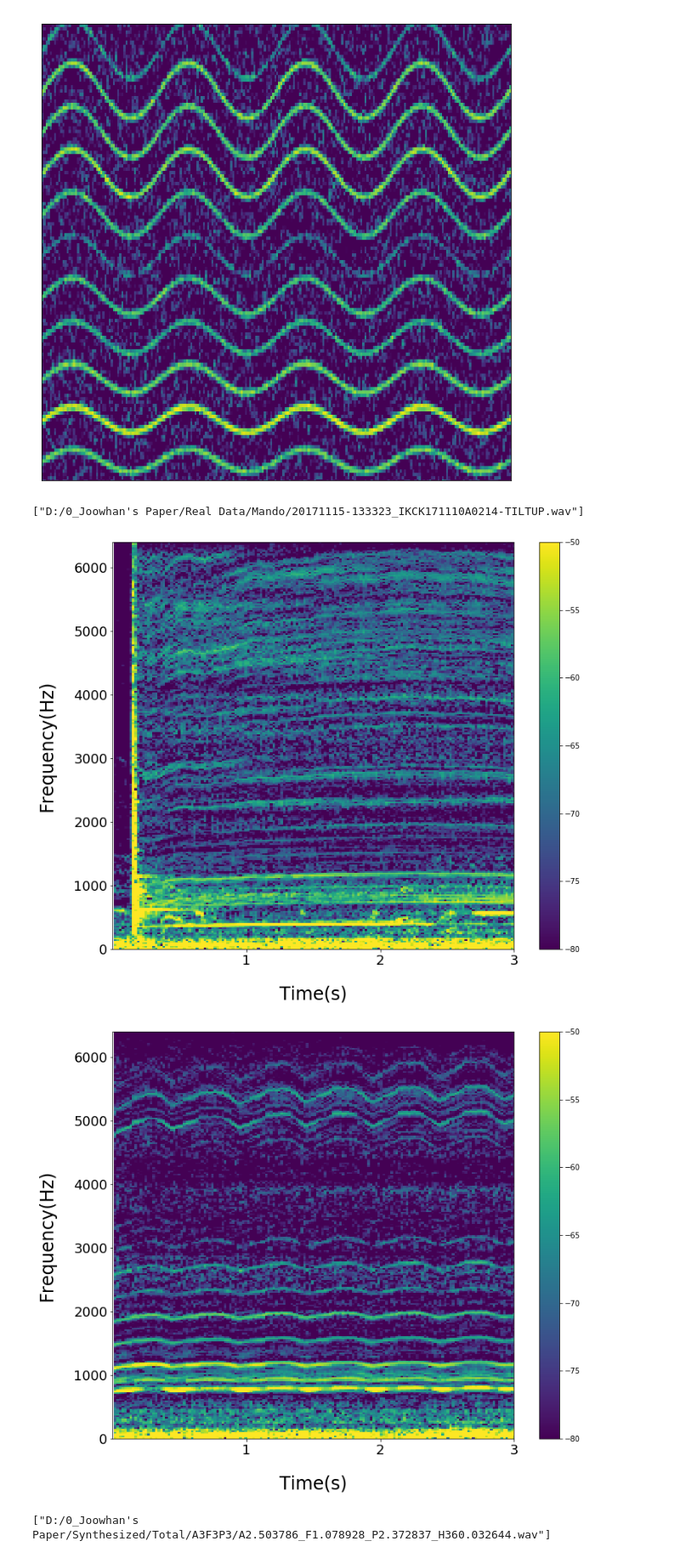
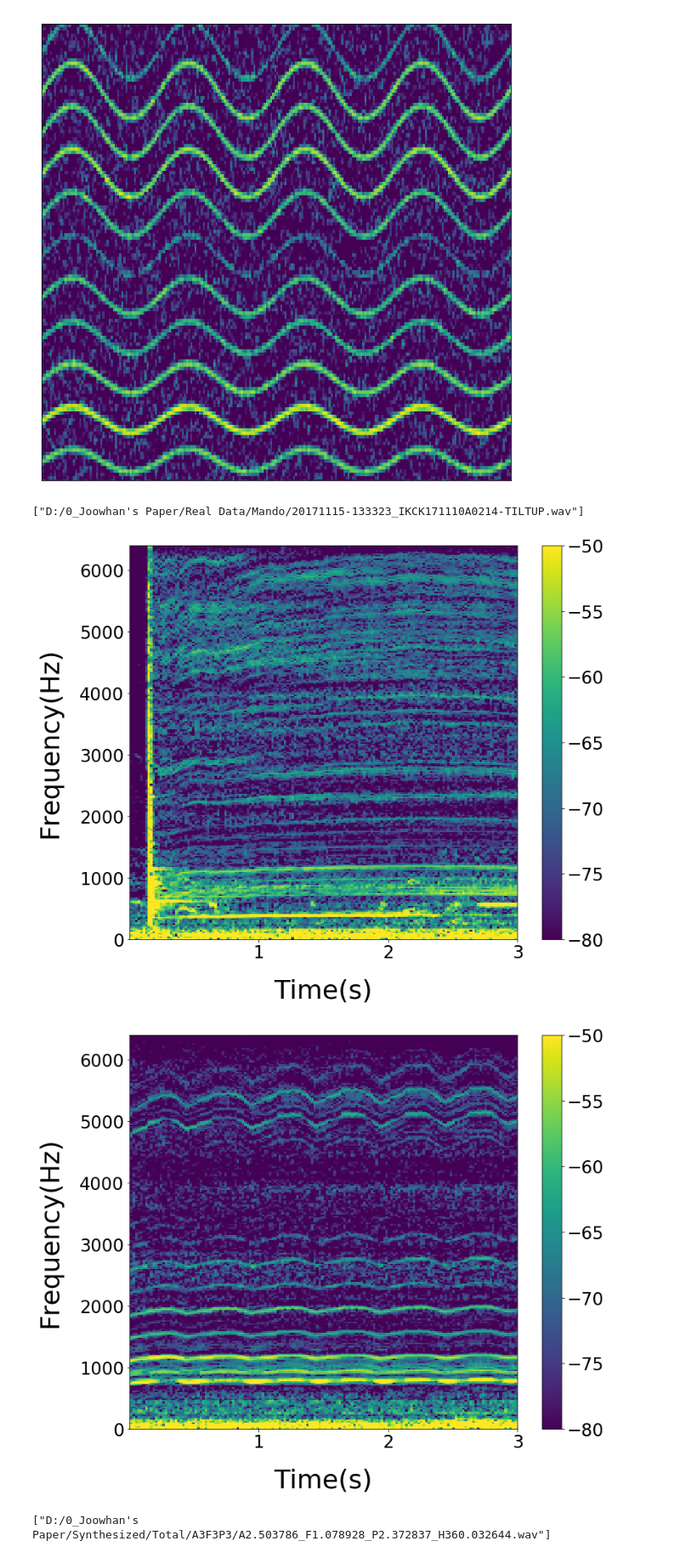
Before and after one commit to Joovvhan/Master-Thesis, a Jupyter notebook: src/PPT_Image_Maker.ipynb, the cells around one changed output. Shown at 85% size. Saved outputs shown, nothing was run; the diff lists cells and outputs as text; code cells hidden in the pictures.

Commit message:
Colorbar font size changed

```diff
--- a/src/PPT_Image_Maker.ipynb
+++ b/src/PPT_Image_Maker.ipynb
@@ -43,6 +43,9 @@ import scipy.io.wavfile as wf
 
 x = glob.glob('''D:/0_Joowhan's Paper/Real Data/Mando/20171115-133323_IKCK171110A0214-TILTUP.wav''')
 print(x)
+
+labelFont = 36
+tickFont = 24
 
 nsc = int(1470 / 3)
 nov = nsc/2
@@ -58,51 +61,55 @@ fig.set_size_inches(12, 10)
 # plt.gca().get_xaxis().set_visible(False)
 # plt.gca().get_yaxis().set_visible(False)
 
-plt.colorbar()
+cb = plt.colorbar()
+
+cb.ax.set_yticklabels(cb.ax.get_yticklabels(), fontsize=tickFont)
 
 plt.clim((-80, -50))
 
 # plt.ylim((2000, 6000))
 
-plt.xlabel('Time(s)', fontsize=24, labelpad = 24)
+plt.xlabel('Time(s)', fontsize=labelFont, labelpad = 24)
 plt.xlim([0, 3])
-plt.xticks([1 ,2 , 3], fontsize=18)
+plt.xticks([1 ,2 , 3], fontsize=tickFont)
 
-plt.ylabel('Frequency(Hz)', fontsize=24, labelpad = 24)
+plt.ylabel('Frequency(Hz)', fontsize=labelFont, labelpad = 24)
 plt.xlim([0, 3])
-plt.yticks(fontsize=18)
+plt.yticks(fontsize=tickFont)
 
 
 plt.show()
 
 fs, dataInt16 = wf.read('''D:/0_Joowhan's Paper/Real Data/Mando/20180716-071024_IKCK180712A0180-TELEOUT.wav''')
 dataFloat = dataInt16 / (2 ** 15)
 Pxx, _, _, _ = plt.specgram(dataFloat[int(0.5 * fs): int(3.6 *fs) + 1], NFFT=nff, Fs=fs, noverlap=nov, \
                                    window=np.hamming(nsc), cmap='viridis')
 fig = plt.gcf()
 fig.set_size_inches(12, 10)
 # plt.gca().get_xaxis().set_visible(False)
 # plt.gca().get_yaxis().set_visible(False)
 
-plt.colorbar()
+cb = plt.colorbar()
+
+cb.ax.set_yticklabels(cb.ax.get_yticklabels(), fontsize=tickFont)
 
 plt.clim((-80, -50))
-plt.xlabel('Time(s)', fontsize=24, labelpad = 24)
+plt.xlabel('Time(s)', fontsize=labelFont, labelpad = 24)
 plt.xlim([0, 3])
-plt.xticks([1 ,2 , 3], fontsize=18)
+plt.xticks([1 ,2 , 3], fontsize=tickFont)
 
-plt.ylabel('Frequency(Hz)', fontsize=24, labelpad = 24)
+plt.ylabel('Frequency(Hz)', fontsize=labelFont, labelpad = 24)
 plt.xlim([0, 3])
-plt.yticks(fontsize=18)
+plt.yticks(fontsize=tickFont)
 
 
 # plt.ylim((2000, 6000))
 
 plt.show()
 # %% [output]
 ["D:/0_Joowhan's Paper/Real Data/Mando/20171115-133323_IKCK171110A0214-TILTUP.wav"]
-[figure, old version]
+[figure, new version]
-[figure, old version]
+[figure, new version]
 # %%
 x = glob.glob('''D:/0_Joowhan's Paper/Synthesized/Total/A3F3P3/A2.503786_F1.078928_P2.372837_H360.032644.wav''')
 print(x)
```
